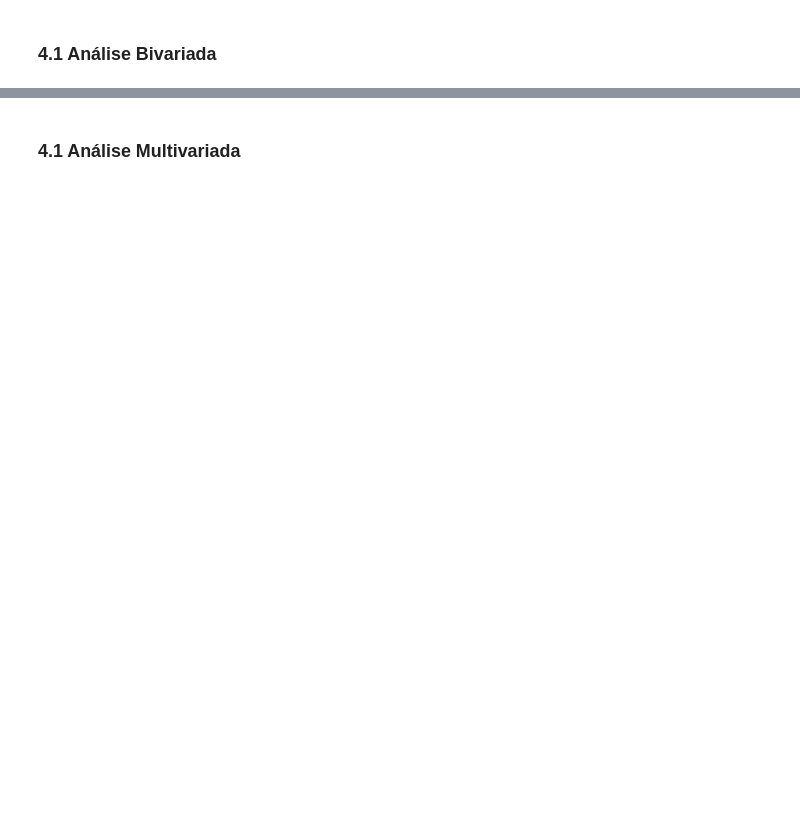
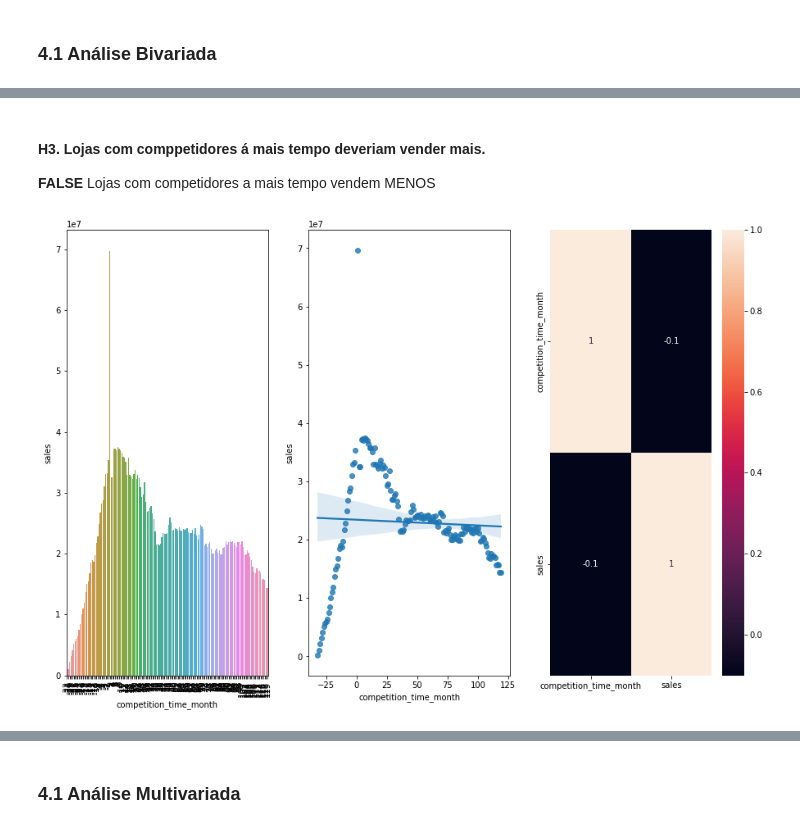
Before and after one commit to ericpetterson/DS_em_producao, a Jupyter notebook: m04_store_sales_prediction.ipynb, the cells around one changed output, grey strips where cells are left out. Drawn from its saved outputs; the diff is of its cells as text; code cells hidden in the pictures; blank space fills up the shorter version.

```diff
--- a/m04_store_sales_prediction.ipynb
+++ b/m04_store_sales_prediction.ipynb
@@ -358,0 +400,19 @@ sns.kdeplot( df4[df4['assortment'] == 'extra']['sales'], label='extra', shade=Tr
+# %% [markdown]
+#### **H3.** Lojas com comppetidores á mais tempo deveriam vender mais.
+**FALSE** Lojas com competidores a mais tempo vendem MENOS
+# %%
+plt.figure(figsize=(15,10));
+
+plt.subplot( 1,3,1)
+aux6 = df4[['competition_time_month', 'sales']].groupby('competition_time_month').sum().reset_index()
+aux7 = aux6[(aux6['competition_time_month'] < 120) & (aux6['competition_time_month'] != 0)];
+sns.barplot(x='competition_time_month', y='sales', data=aux7);
+plt.xticks( rotation=90);
+
+plt.subplot( 1,3,2)
+sns.regplot( x='competition_time_month', y='sales', data=aux7);
+
+plt.subplot( 1,3,3)
+sns.heatmap(aux6.corr(method='pearson'), annot=True);
+# %% [output]
+[figure, added]
```
Also changed, not shown: parts of 12 cells of this notebook.
